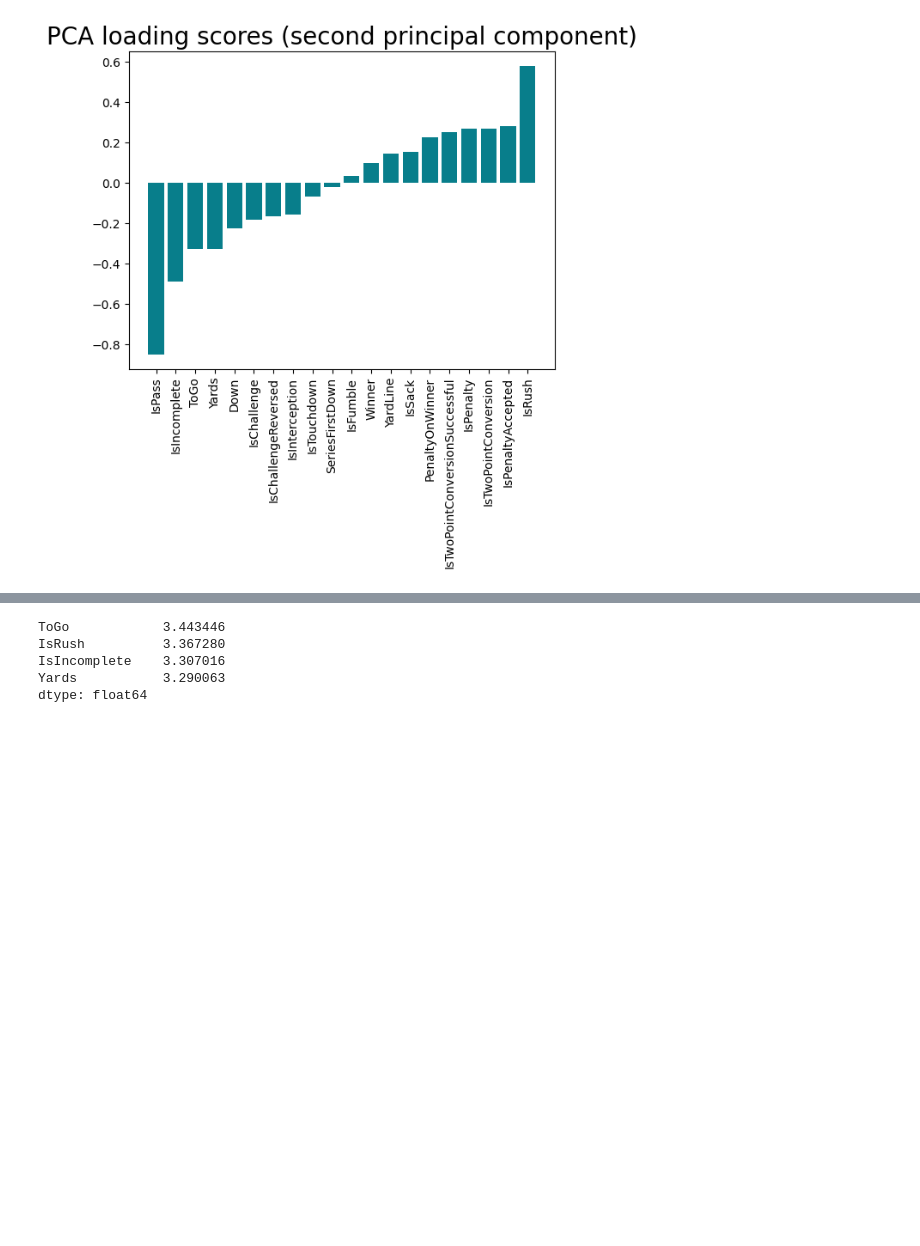
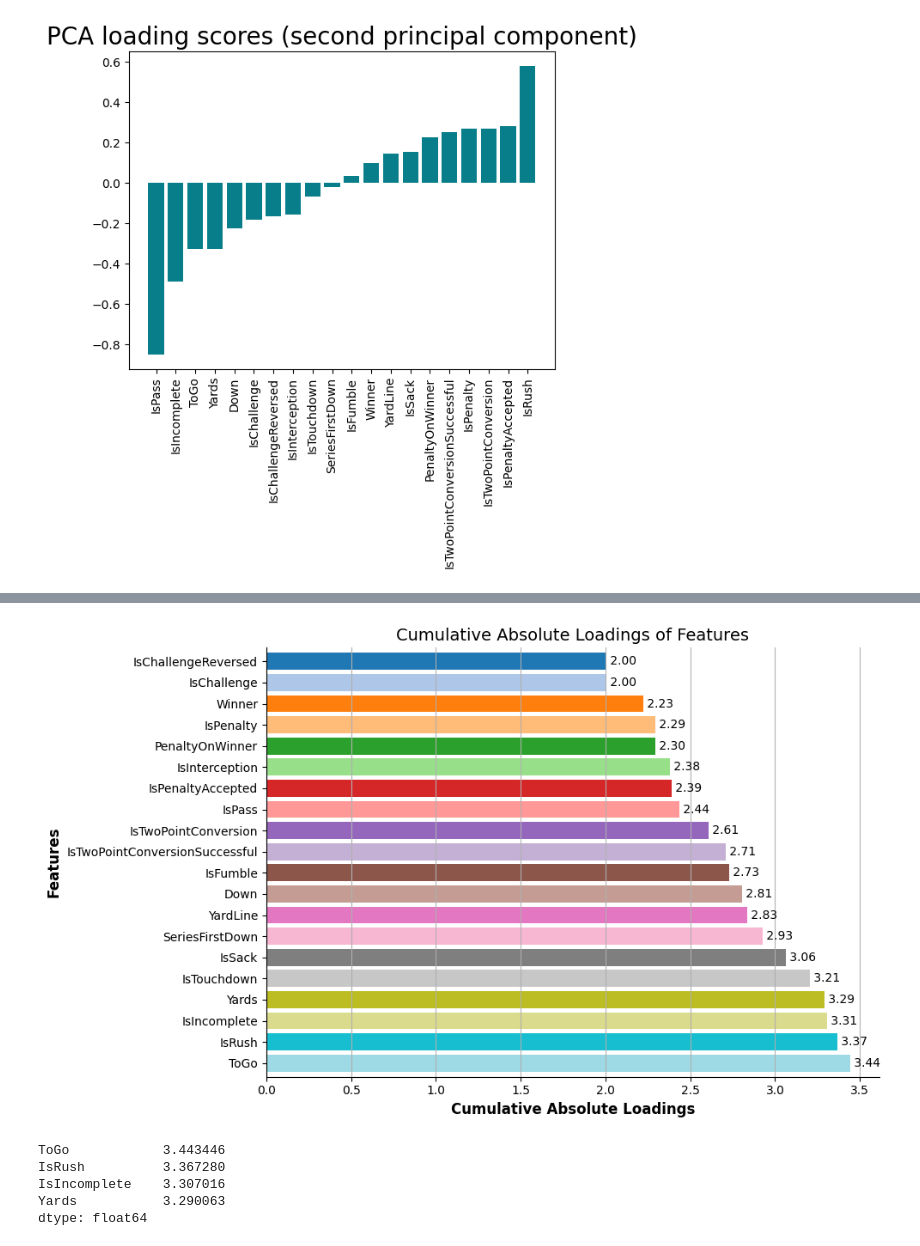
Before and after one commit to Pratik-Chaudhari-ggc/GT-Hacklytics, a Jupyter notebook: notebooks/dtc-notebook.ipynb, the cells around one changed output, grey strips where cells are left out. Drawn from its saved outputs; the diff is of its cells as text; code cells hidden in the pictures; blank space fills up the shorter version.

```diff
--- a/notebooks/dtc-notebook.ipynb
+++ b/notebooks/dtc-notebook.ipynb
@@ -129,3 +143,34 @@ loading_abscumsum.plot.barh()
+# %%
+# Choose a color palette
+colors = plt.cm.tab20.colors
+
+# Generate the bar plot with custom colors and bar width
+ax = loading_abscumsum.plot.barh(color=colors, width=0.8)
+
+# Set labels and title with bold font
+ax.set_xlabel('Cumulative Absolute Loadings', fontweight='bold', fontsize=12)
+ax.set_ylabel('Features', fontweight='bold', fontsize=12)
+ax.set_title('Cumulative Absolute Loadings of Features', fontsize=14)
+
+# Add grid lines
+ax.grid(axis='x')
+
+# Remove top and right spines
+ax.spines['top'].set_visible(False)
+ax.spines['right'].set_visible(False)
+
+# Add data labels to the bars
+for i, value in enumerate(loading_abscumsum):
+    ax.text(value, i, f' {value:.2f}', va='center', fontsize=10)
+
+# Adjust figure size and layout
+plt.gcf().set_size_inches(10, 6)
+plt.tight_layout()
+
+# Show the plot
+plt.show()
+# %% [output]
+[figure, added]
 # %%
 feature_list_dtc = loading_abscumsum.sort_values(ascending=False).head(4)
 feature_list_dtc
```
Also changed, not shown: parts of 3 cells of this notebook.
